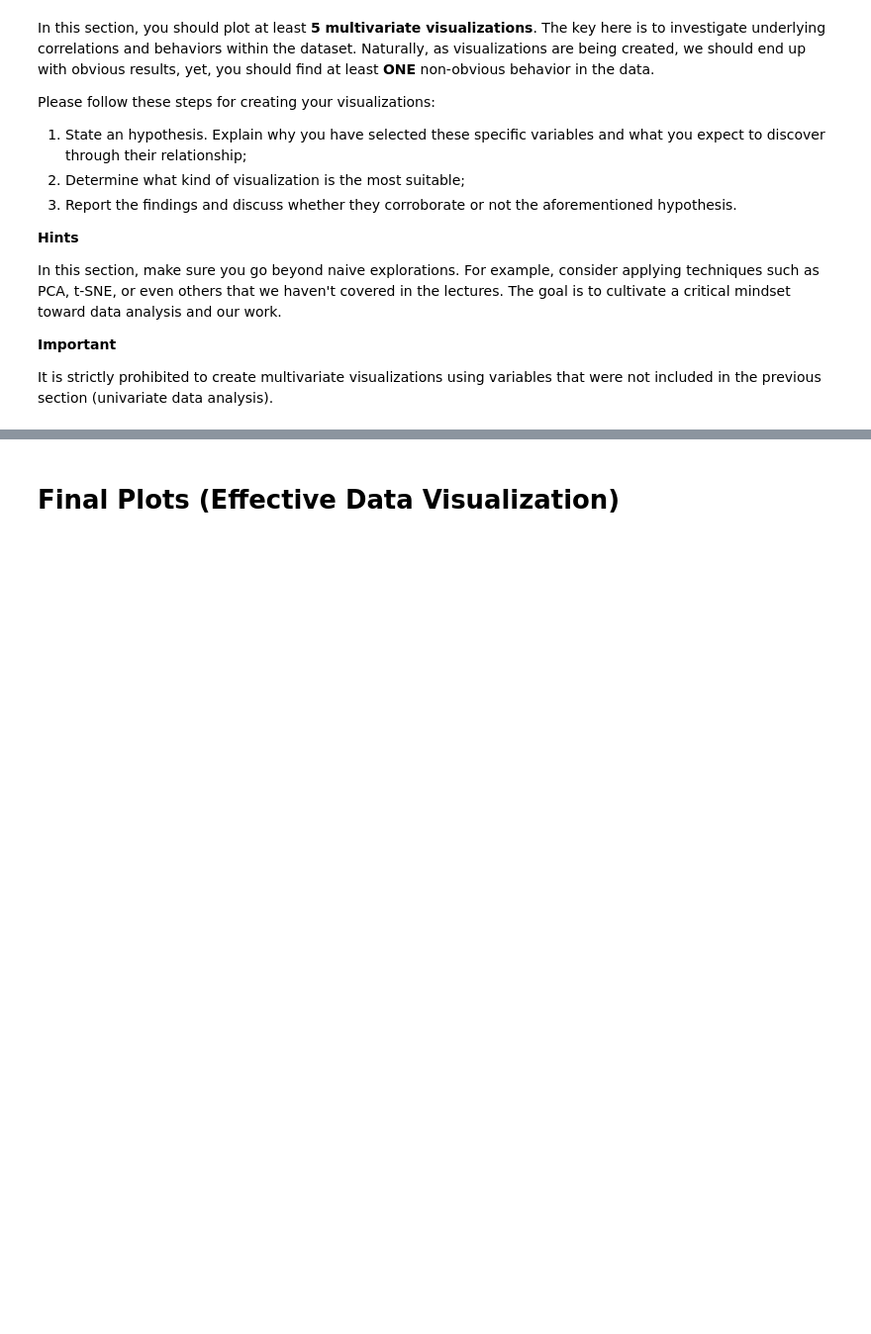
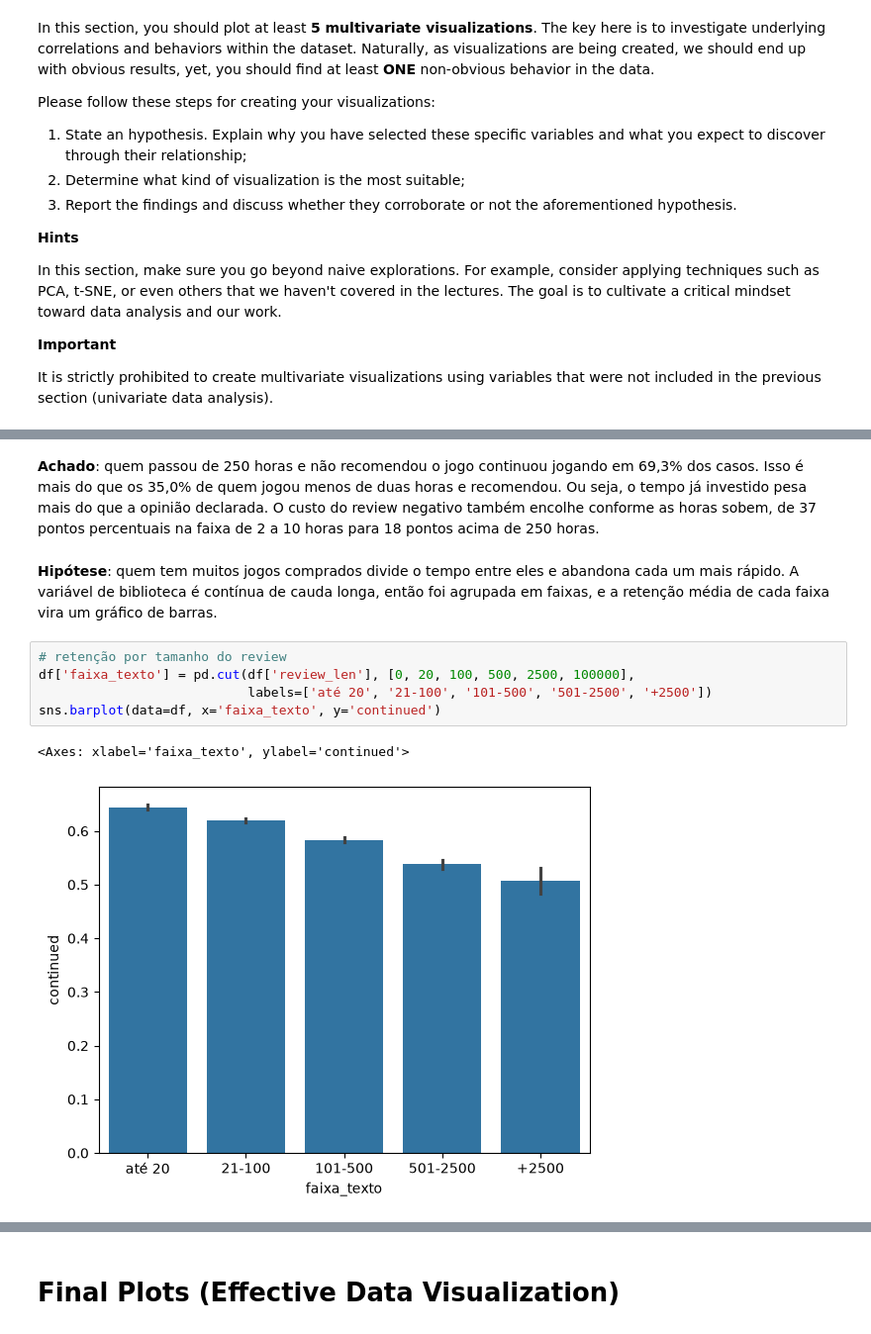
Before and after one commit to larissa04alves/steam-review-retention, a Jupyter notebook: tde-data-science-parte01.ipynb, the cells around one changed output, grey strips where cells are left out. Shown at 99% size. Saved outputs shown, nothing was run; the diff lists cells and outputs as text; blank space fills up the shorter version.

```diff
--- a/tde-data-science-parte01.ipynb
+++ b/tde-data-science-parte01.ipynb
@@ -764,0 +784,12 @@ It is strictly prohibited to create multivariate visualizations using variables
+# %% [markdown]
+**Achado**: quem passou de 250 horas e não recomendou o jogo continuou jogando em 69,3% dos casos. Isso é mais do que os 35,0% de quem jogou menos de duas horas e recomendou. Ou seja, o tempo já investido pesa mais do que a opinião declarada. O custo do review negativo também encolhe conforme as horas sobem, de 37 pontos percentuais na faixa de 2 a 10 horas para 18 pontos acima de 250 horas.
+# %% [markdown]
+**Hipótese**: quem tem muitos jogos comprados divide o tempo entre eles e abandona cada um mais rápido. A variável de biblioteca é contínua de cauda longa, então foi agrupada em faixas, e a retenção média de cada faixa vira um gráfico de barras.
+# %%
+# retenção por tamanho do review
+df['faixa_texto'] = pd.cut(df['review_len'], [0, 20, 100, 500, 2500, 100000],
+                           labels=['até 20', '21-100', '101-500', '501-2500', '+2500'])
+sns.barplot(data=df, x='faixa_texto', y='continued')
+# %% [output]
+<Axes: xlabel='faixa_texto', ylabel='continued'>
+[figure, added]
```
Also changed, not shown: parts of 10 cells of this notebook.
